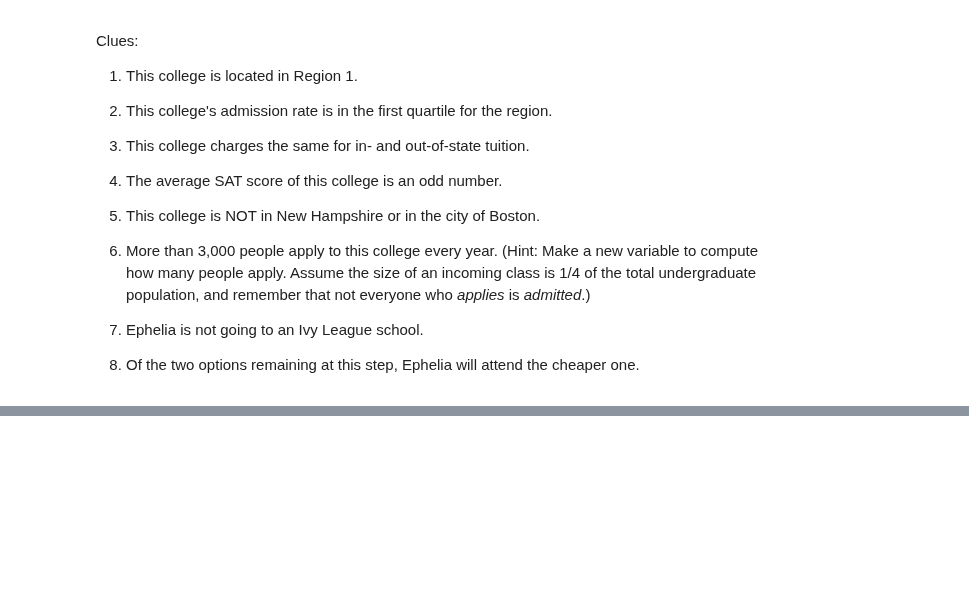
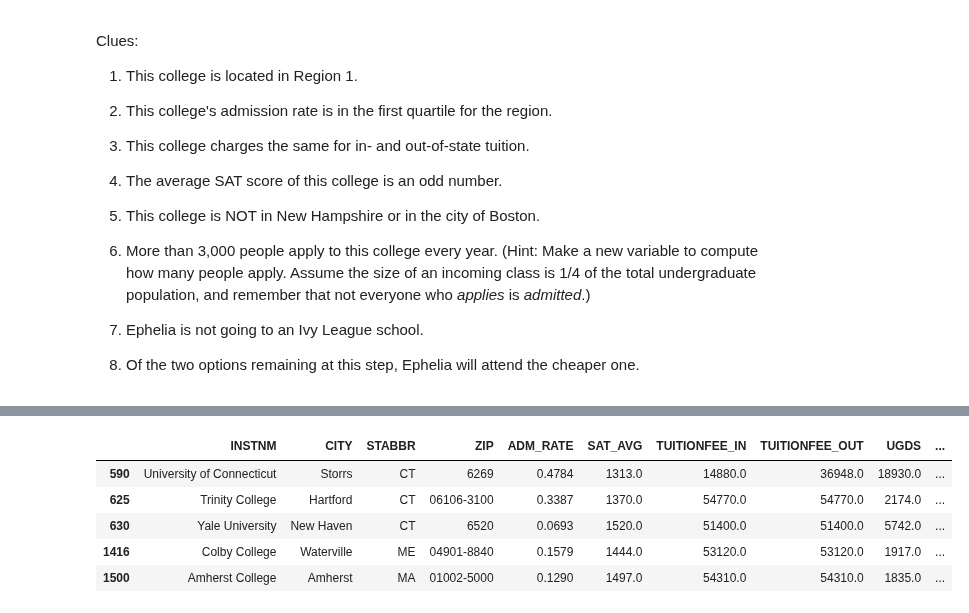
Before and after one commit to summerchurby/GSB-544, a Jupyter notebook: PA_wrangle.ipynb, the cells around one changed output, grey strips where cells are left out. Saved outputs shown, nothing was run; the diff lists cells and outputs as text; code cells hidden in the pictures; blank space fills up the shorter version.

```diff
--- a/PA_wrangle.ipynb
+++ b/PA_wrangle.ipynb
@@ -197,0 +224,12 @@ Clues:
+# %%
+# college admissions rate is in first quartile for the region
+first_quantile = ephelia["ADM_RATE"].quantile(0.25)
+ephelia = ephelia[ephelia["ADM_RATE"] <= first_quantile]
+ephelia.head()
+# %% [output]
+|  | INSTNM | CITY | STABBR | ZIP | ADM_RATE | SAT_AVG | TUITIONFEE_IN | TUITIONFEE_OUT | UGDS | ... |
+| 590 | University of Connecticut | Storrs | CT | 6269 | 0.4784 | 1313.0 | 14880.0 | 36948.0 | 18930.0 | ... |
+| 625 | Trinity College | Hartford | CT | 06106-3100 | 0.3387 | 1370.0 | 54770.0 | 54770.0 | 2174.0 | ... |
+| 630 | Yale University | New Haven | CT | 6520 | 0.0693 | 1520.0 | 51400.0 | 51400.0 | 5742.0 | ... |
+| 1416 | Colby College | Waterville | ME | 04901-8840 | 0.1579 | 1444.0 | 53120.0 | 53120.0 | 1917.0 | ... |
+| 1500 | Amherst College | Amherst | MA | 01002-5000 | 0.1290 | 1497.0 | 54310.0 | 54310.0 | 1835.0 | ... |
```
Also changed, not shown: parts of 4 cells of this notebook.
